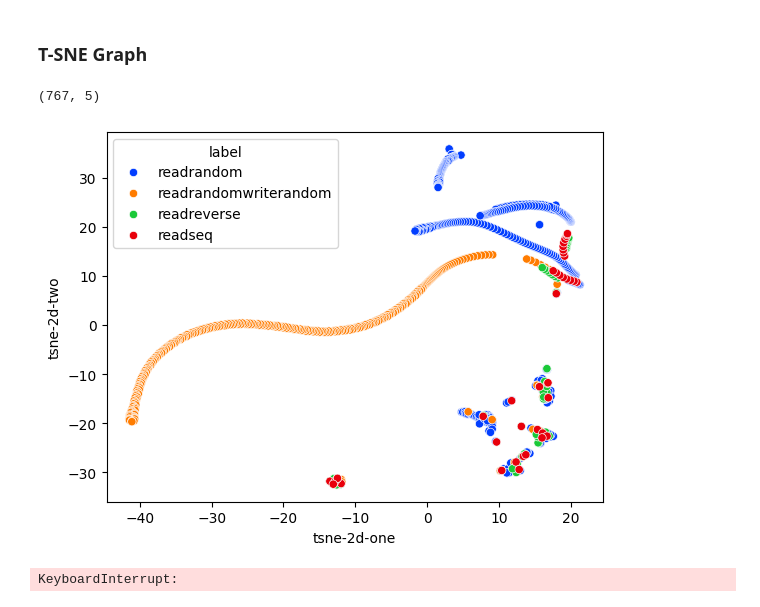
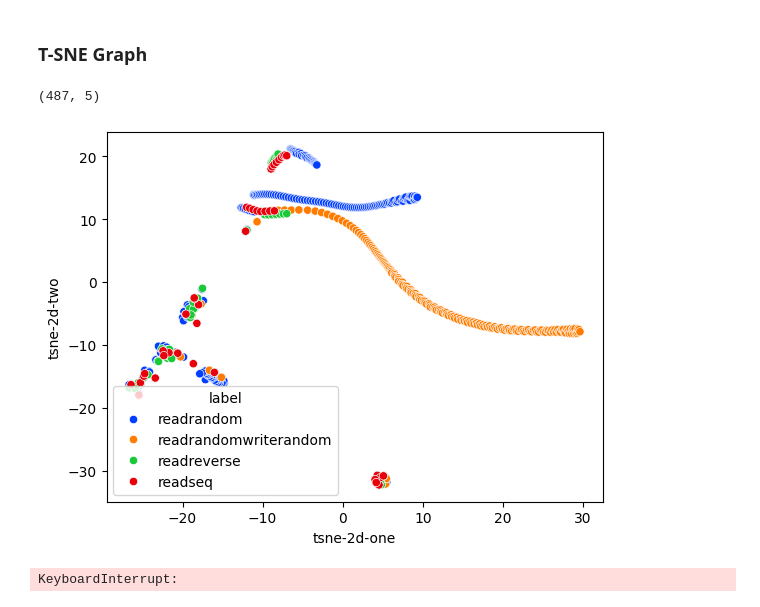
Before and after one commit to rfAbedi/OS-Lab-Project, a Jupyter notebook: Data Preprocess and ML Models.ipynb, the cells around one changed output. Cells and saved outputs as stored; diff of their text form; code cells hidden in the pictures.

Commit message:
Add features plot

```diff
--- a/Data Preprocess and ML Models.ipynb
+++ b/Data Preprocess and ML Models.ipynb
@@ -157,26 +185,29 @@ y = whole_data_df["workload"]
 # %% [markdown]
 ### T-SNE Graph
 # %%
-modified_X = X.drop(X.index[range(680,405681)])
-modified_y = y.drop(y.index[range(680,405681)])
+modified_X = X.drop(X.index[range(536,405681)])
+modified_y = y.drop(y.index[range(536,405681)])
+
+modified_X = modified_X.drop(modified_X.index[range(200, 336)])
+modified_y = modified_y.drop(modified_y.index[range(200, 336)])
 
 standardized_data = StandardScaler().fit_transform(modified_X)
 print(standardized_data.shape)
 
 model = TSNE(n_components = 2, random_state = 0)
 tsne_data = model.fit_transform(standardized_data)
 tsne_data = np.vstack((tsne_data.T, modified_y)).T
 tsne_df = pd.DataFrame(data = tsne_data,
      columns =("tsne-2d-one", "tsne-2d-two", "label"))
 
 sn.scatterplot(x="tsne-2d-one", y="tsne-2d-two",
     hue="label",
     palette="bright",
     data=tsne_df)
 plt.show()
 # %% [output]
-(767, 5)
+(487, 5)
-[figure, old version]
+[figure, new version]
 # %%
 model = Sequential()
 model.add(Dense(64, activation='relu'))
```
Also changed, not shown: parts of 6 cells of this notebook, 3 other files.
